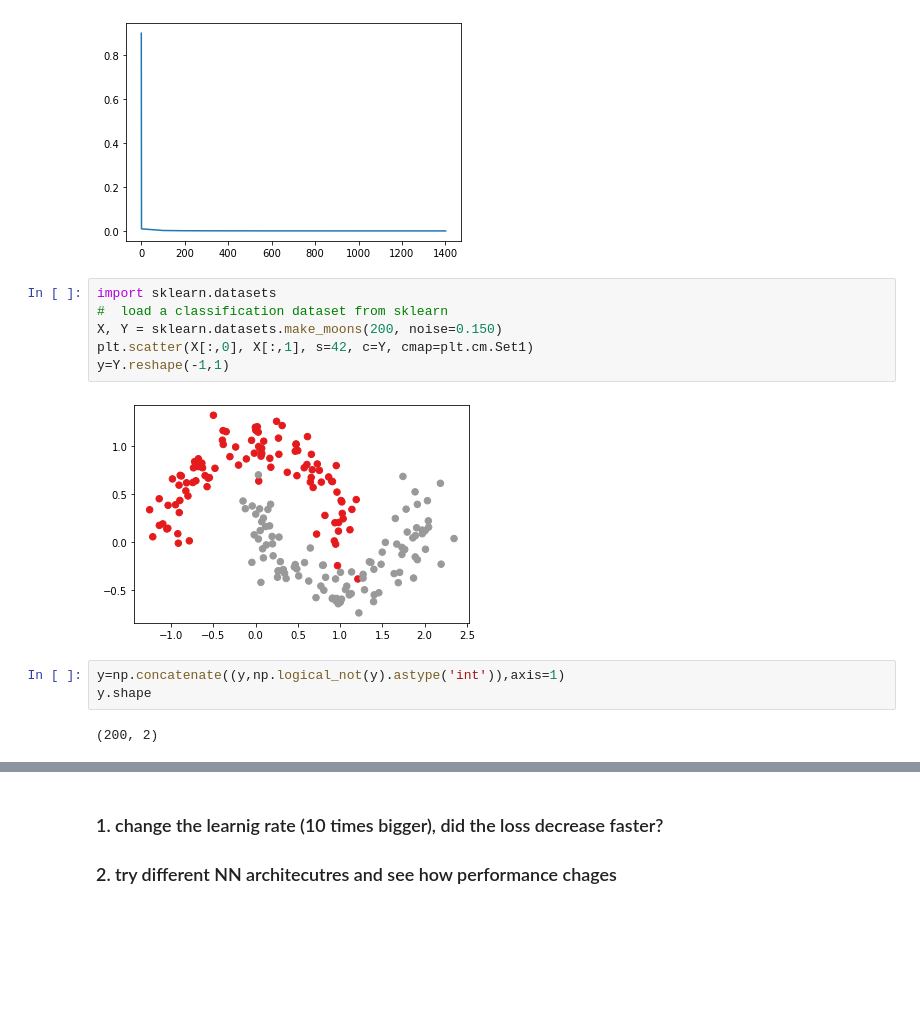
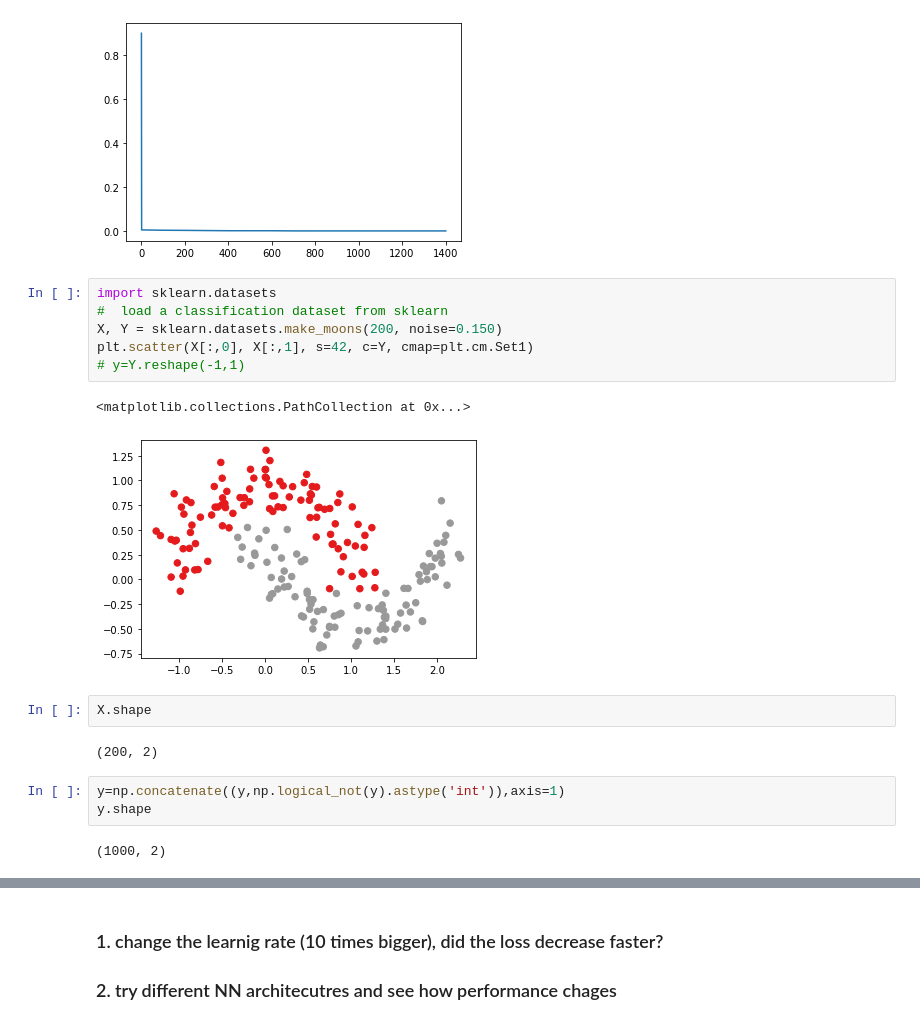
Before and after one commit to dnanad/dsr32, a Jupyter notebook: 11Backpropogation/Practival_4-NN.ipynb, the cells around one changed output, grey strips where cells are left out. Cells and saved outputs as stored; diff of their text form; blank space fills up the shorter version.

```diff
--- a/11Backpropogation/Practival_4-NN.ipynb
+++ b/11Backpropogation/Practival_4-NN.ipynb
@@ -361,16 +351,21 @@ plt.plot(np.concatenate(([0], np.arange(1,1500,100))),losses2)
 # %%
 import sklearn.datasets
 #  load a classification dataset from sklearn
 X, Y = sklearn.datasets.make_moons(200, noise=0.150)
 plt.scatter(X[:,0], X[:,1], s=42, c=Y, cmap=plt.cm.Set1)
-y=Y.reshape(-1,1)
+# y=Y.reshape(-1,1)
 # %% [output]
+<matplotlib.collections.PathCollection at 0x...>
-[figure, old version]
+[figure, new version]
+# %%
+X.shape
+# %% [output]
+(200, 2)
 # %%
 y=np.concatenate((y,np.logical_not(y).astype('int')),axis=1)
 y.shape
 # %% [output]
-(200, 2)
+(1000, 2)
 # %%
 # train a network of shape with a single hidden layer of 3 units
 # (not input layer and not output layer)
```
Also changed, not shown: parts of 16 cells of this notebook, 7 other files.
